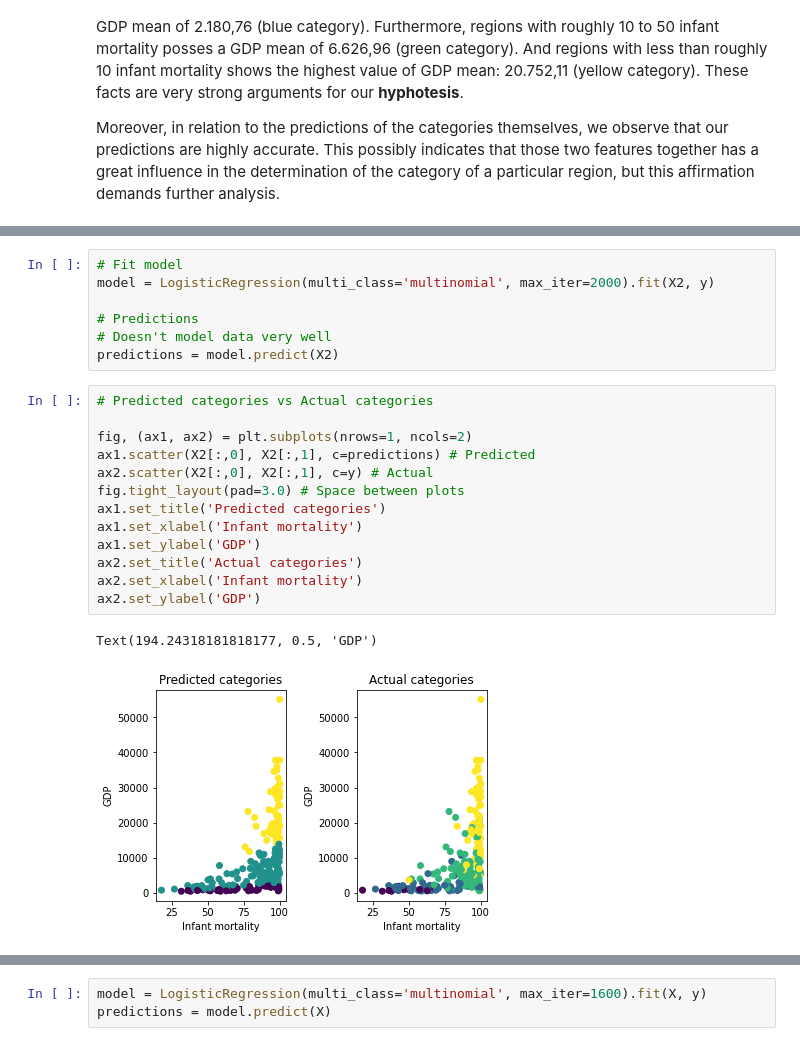
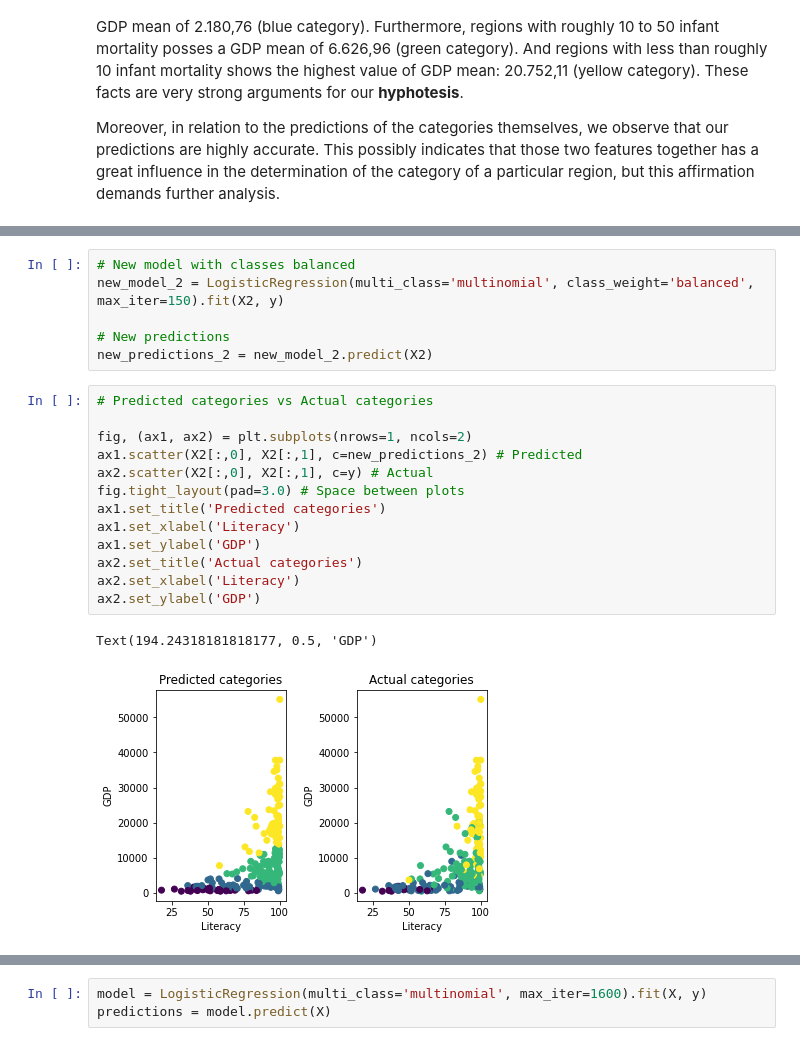
Before and after one commit to andrewunifei/CS229-Machine-Learning, a Jupyter notebook: General Linear Model/Logistic Regression/Multinomial/development_analysis.ipynb, the cells around one changed output, grey strips where cells are left out. Cells and saved outputs as stored; diff of their text form.

```diff
--- a/General Linear Model/Logistic Regression/Multinomial/development_analysis.ipynb
+++ b/General Linear Model/Logistic Regression/Multinomial/development_analysis.ipynb
@@ -109,23 +158,22 @@ Text(194.24318181818177, 0.5, 'GDP')
 # %%
-# Fit model
-model = LogisticRegression(multi_class='multinomial', max_iter=2000).fit(X2, y)
+# New model with classes balanced
+new_model_2 = LogisticRegression(multi_class='multinomial', class_weight='balanced', max_iter=150).fit(X2, y)
 
-# Predictions
-# Doesn't model data very well
-predictions = model.predict(X2)
+# New predictions
+new_predictions_2 = new_model_2.predict(X2)
 # %%
 # Predicted categories vs Actual categories
 
 fig, (ax1, ax2) = plt.subplots(nrows=1, ncols=2)
-ax1.scatter(X2[:,0], X2[:,1], c=predictions) # Predicted
+ax1.scatter(X2[:,0], X2[:,1], c=new_predictions_2) # Predicted
 ax2.scatter(X2[:,0], X2[:,1], c=y) # Actual
 fig.tight_layout(pad=3.0) # Space between plots
 ax1.set_title('Predicted categories')
-ax1.set_xlabel('Infant mortality')
+ax1.set_xlabel('Literacy')
 ax1.set_ylabel('GDP')
 ax2.set_title('Actual categories')
-ax2.set_xlabel('Infant mortality')
+ax2.set_xlabel('Literacy')
 ax2.set_ylabel('GDP')
 # %% [output]
 Text(194.24318181818177, 0.5, 'GDP')
-[figure, old version]
+[figure, new version]
```
Also changed, not shown: parts of 16 cells of this notebook.
